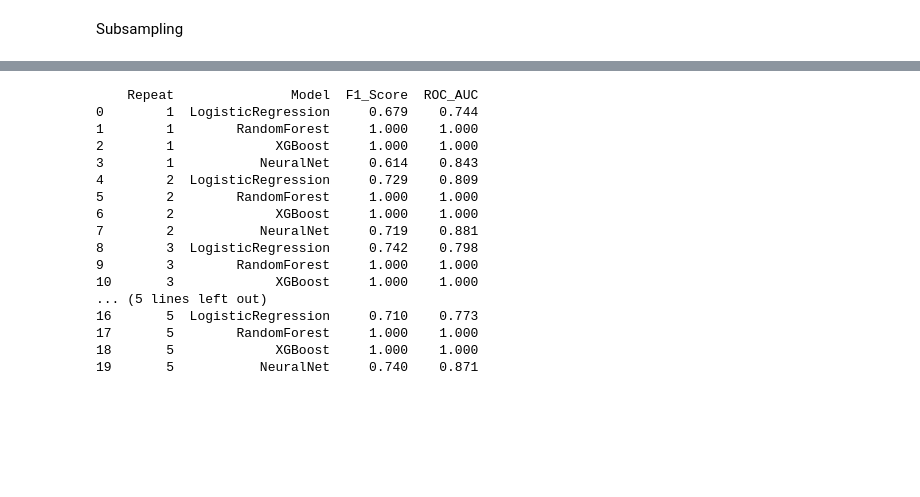
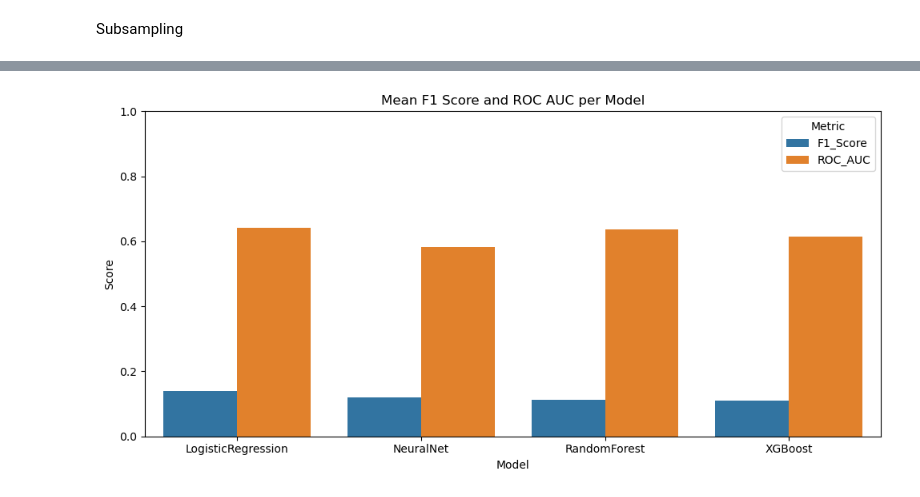
Before and after one commit to aabbylam/hda-project, a Jupyter notebook: rq1/adverse_binary.ipynb, the cells around one changed output, grey strips where cells are left out. Saved outputs shown, nothing was run; the diff lists cells and outputs as text; code cells hidden in the pictures; blank space fills up the shorter version.

```diff
--- a/rq1/adverse_binary.ipynb
+++ b/rq1/adverse_binary.ipynb
@@ -296,20 +289,16 @@ Parameters: { "use_label_encoder" } are not used.
-# %%
-print(results_df)
-# %% [output]
-    Repeat               Model  F1_Score  ROC_AUC
-0        1  LogisticRegression     0.679    0.744
-1        1        RandomForest     1.000    1.000
-2        1             XGBoost     1.000    1.000
-3        1           NeuralNet     0.614    0.843
-4        2  LogisticRegression     0.729    0.809
-5        2        RandomForest     1.000    1.000
-6        2             XGBoost     1.000    1.000
-7        2           NeuralNet     0.719    0.881
-8        3  LogisticRegression     0.742    0.798
-9        3        RandomForest     1.000    1.000
-10       3             XGBoost     1.000    1.000
-... (5 lines left out)
-16       5  LogisticRegression     0.710    0.773
-17       5        RandomForest     1.000    1.000
-18       5             XGBoost     1.000    1.000
-19       5           NeuralNet     0.740    0.871
+# %%
+import seaborn as sns
+import matplotlib.pyplot as plt
+
+# Melt the DataFrame to long format
+plot_df = agg_df.melt(id_vars='Model', var_name='Metric', value_name='Score')
+
+# Plot
+plt.figure(figsize=(10, 5))
+sns.barplot(data=plot_df, x='Model', y='Score', hue='Metric')
+plt.title('Mean F1 Score and ROC AUC per Model')
+plt.ylim(0, 1)
+plt.tight_layout()
+plt.show()
+# %% [output]
+[figure, added]
```
Also changed, not shown: parts of 4 cells of this notebook.
